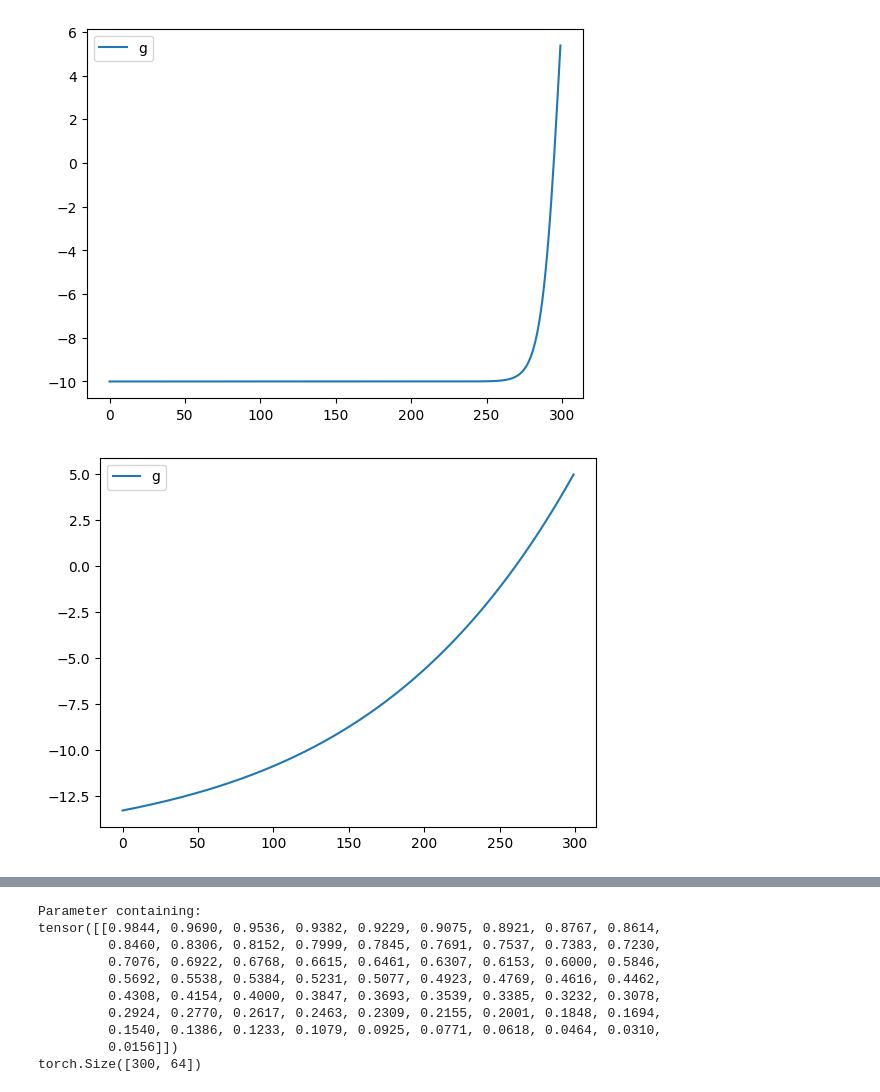
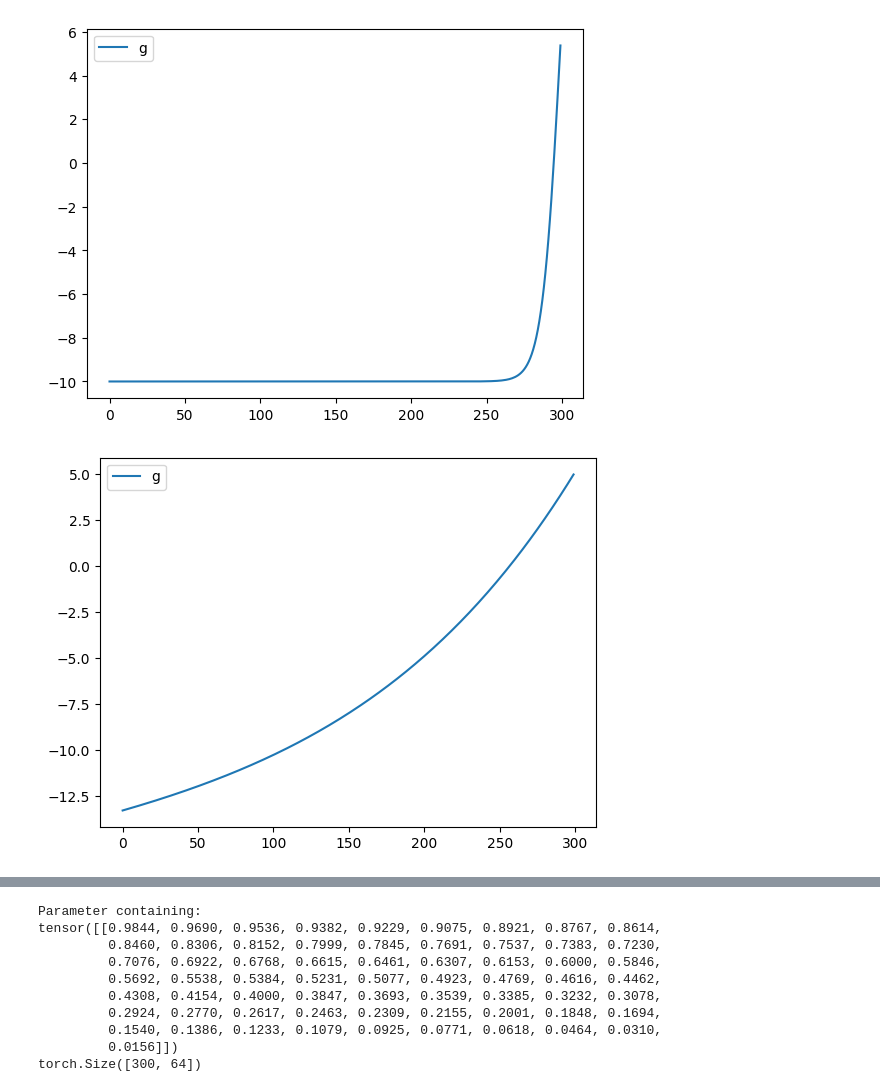
Before and after one commit to Nesta-gitU/discrete_diffusion, a Jupyter notebook: notebooks/ndm_parameterisation_modified (1).ipynb, the cells around one changed output, grey strips where cells are left out. Drawn from its saved outputs; the diff is of its cells as text; code cells hidden in the pictures.

```diff
--- a/notebooks/ndm_parameterisation_modified (1).ipynb
+++ b/notebooks/ndm_parameterisation_modified (1).ipynb
@@ -734,7 +734,7 @@ class GammaMuLAN(Gamma):
         self.n_features = config.seq_len * config.embedding_dim #what does this reflect? -> n flattend features
         self.min_gamma = self.config.gamma_min
         self.max_minus_min_gamma = self.config.gamma_max - self.config.gamma_min
-        self.grad_min_epsilon = 0
+        self.grad_min_epsilon = 0.1
 
 
 
@@ -816,34 +816,34 @@ class GammaMuLAN(Gamma):
     @staticmethod
     def sigma_2(g):
 
         vector = torch.sigmoid(g)
         sigma_2 = torch.diagonal
     """
 
 
 from types import SimpleNamespace
 
 mulan_config = SimpleNamespace(
                 gamma_shape=(1,),
                 seq_len= 1,
                 embedding_dim= 1,
                 gamma_min= -13.3,
                 gamma_max= 5.0
                 )
 
 gamma_here = GammaMuLAN(mulan_config)
 with torch.no_grad():
     t = torch.linspace(0, 1, 300)[:, None]
 
     g, dgmm = gamma_here(t)
     #print(dgmm)
 
     #plt.plot(dgmm, label='dg')
     plt.plot(g, label='g')
     plt.legend()
     plt.show()
 # %% [output]
-[figure, old version]
+[figure, new version]
 # %%
 class GammaMuLANtDir(GammaMuLAN):
     #implement get_gamma and forward methods
```
Also changed, not shown: parts of 23 cells of this notebook, 2 other files.
